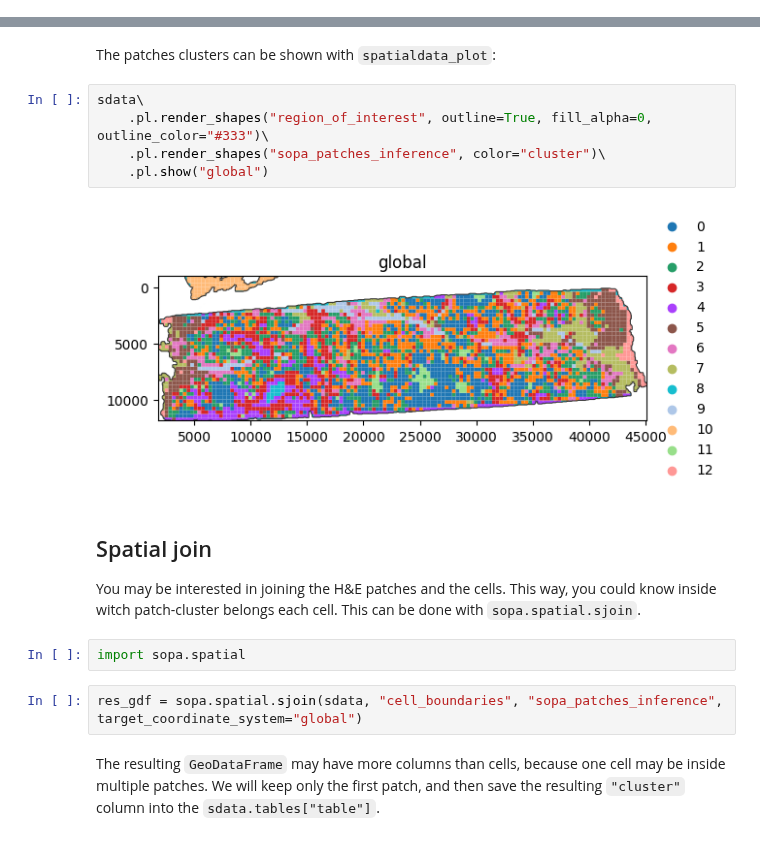
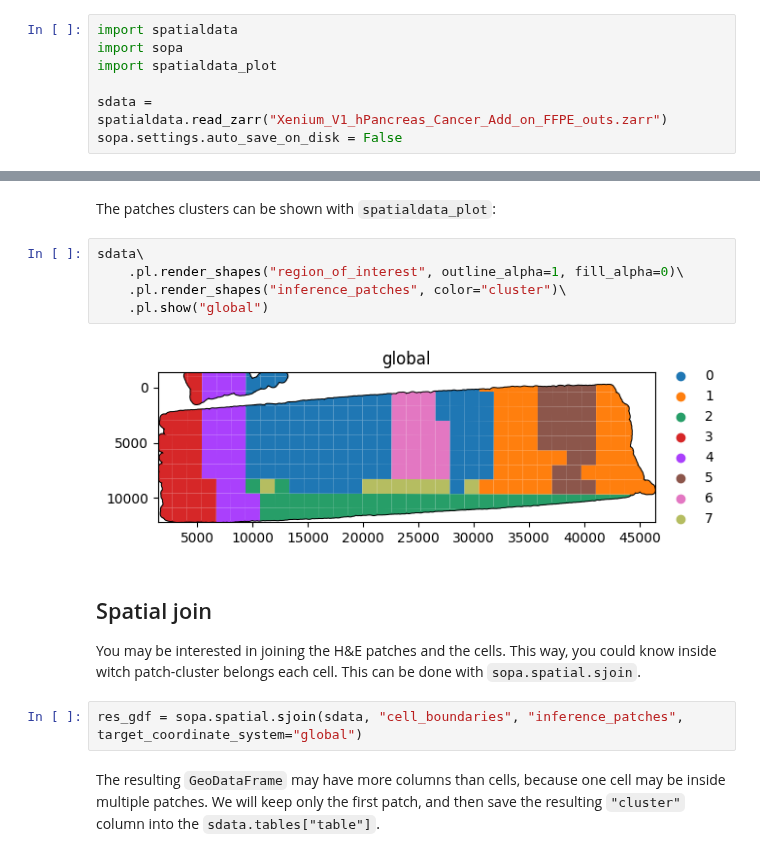
Before and after one commit to gustaveroussy/sopa, a Jupyter notebook: docs/tutorials/he.ipynb, the cells around one changed output, grey strips where cells are left out. Cells and saved outputs as stored; diff of their text form.

Commit message:
try fix inference WIP

```diff
--- a/docs/tutorials/he.ipynb
+++ b/docs/tutorials/he.ipynb
@@ -34,3 +47,10 @@ he_image_key = 'Xenium_V1_hPancreas_Cancer_Add_on_FFPE_he_image.ome'
+# %%
+import spatialdata
+import sopa
+import spatialdata_plot
+
+sdata = spatialdata.read_zarr("Xenium_V1_hPancreas_Cancer_Add_on_FFPE_outs.zarr")
+sopa.settings.auto_save_on_disk = False
 # %% [markdown]
 ## Tissue segmentation
 # %% [markdown]
@@ -93,19 +125,17 @@ sdata["sopa_patches_inference"]
 The patches clusters can be shown with `spatialdata_plot`:
 # %%
 sdata\
-    .pl.render_shapes("region_of_interest", outline=True, fill_alpha=0, outline_color="#333")\
-    .pl.render_shapes("sopa_patches_inference", color="cluster")\
+    .pl.render_shapes("region_of_interest", outline_alpha=1, fill_alpha=0)\
+    .pl.render_shapes("inference_patches", color="cluster")\
     .pl.show("global")
 # %% [output]
-[figure, old version]
+[figure, new version]
 # %% [markdown]
 ## Spatial join
 
 You may be interested in joining the H&E patches and the cells. This way, you could know inside witch patch-cluster belongs each cell. This can be done with `sopa.spatial.sjoin`.
-# %%
-import sopa.spatial
 # %%
-res_gdf = sopa.spatial.sjoin(sdata, "cell_boundaries", "sopa_patches_inference", target_coordinate_system="global")
+res_gdf = sopa.spatial.sjoin(sdata, "cell_boundaries", "inference_patches", target_coordinate_system="global")
 # %% [markdown]
 The resulting `GeoDataFrame` may have more columns than cells, because one cell may be inside multiple patches. We will keep only the first patch, and then save the resulting `"cluster"` column into the `sdata.tables["table"]`.
 # %%
```
Also changed, not shown: parts of 26 cells of this notebook, 9 other files.
